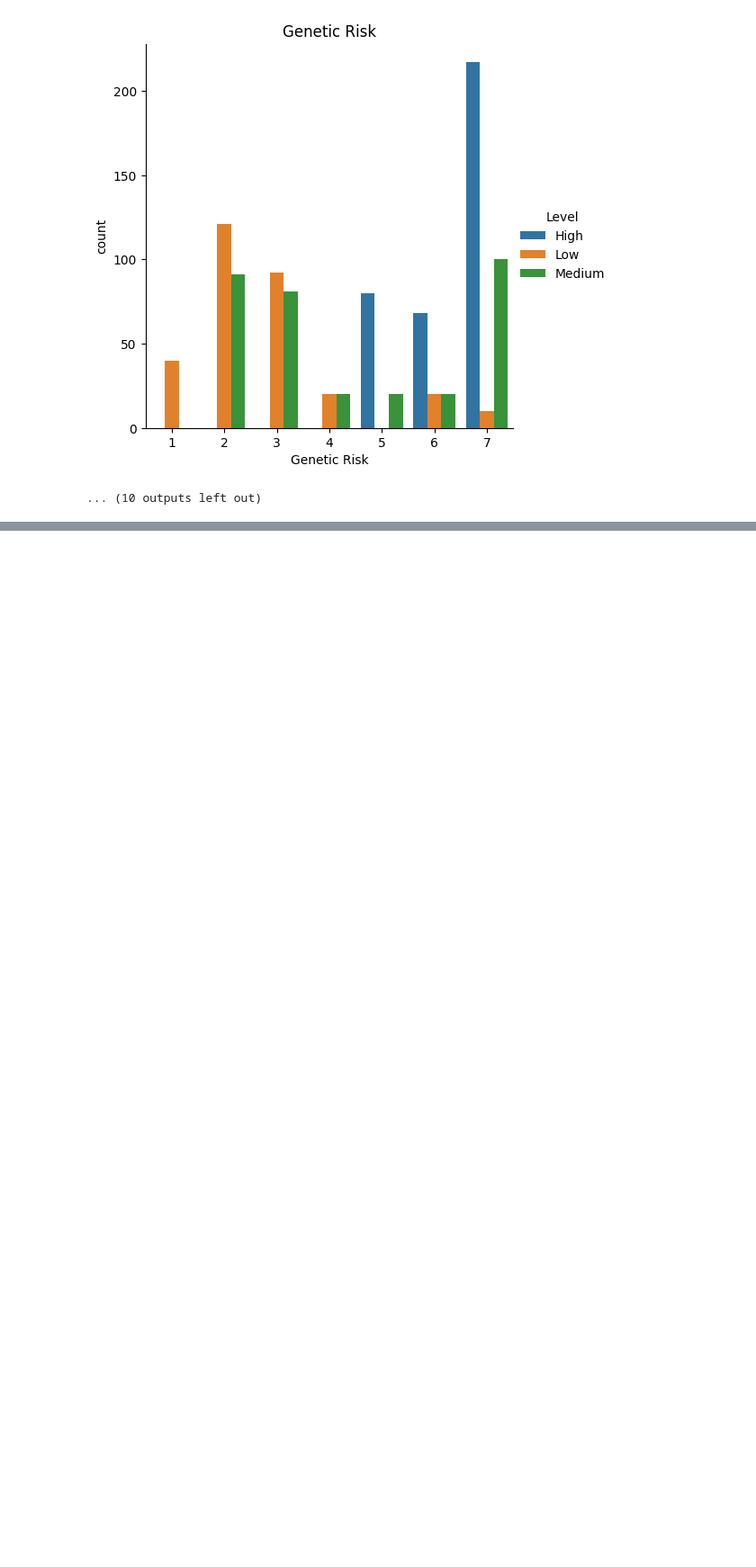
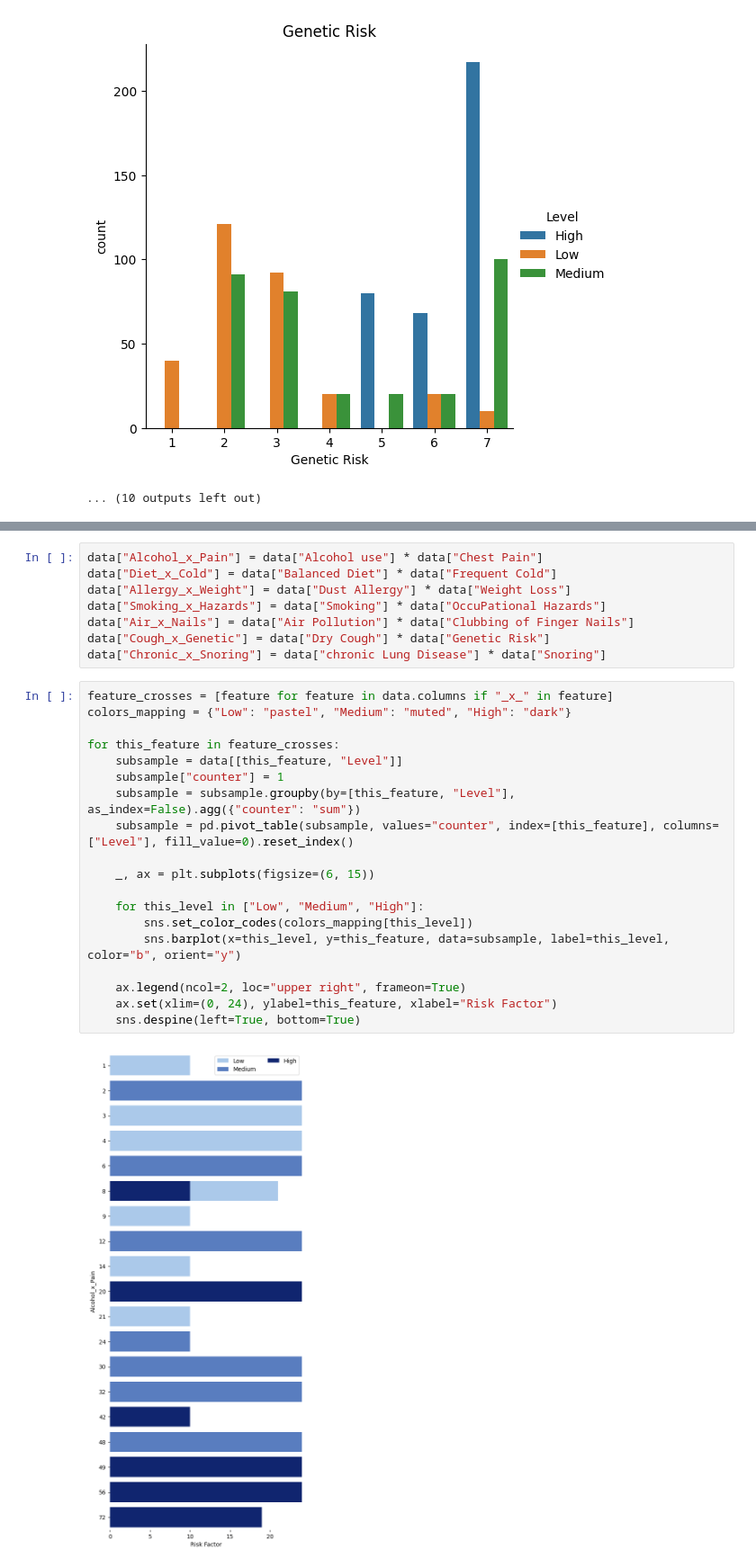
Before and after one commit to MAGomes95/MLOps_project, a Jupyter notebook: notebooks/EDA.ipynb, the cells around one changed output, grey strips where cells are left out. Shown at 90% size. Drawn from its saved outputs; the diff is of its cells as text; blank space fills up the shorter version.

```diff
--- a/notebooks/EDA.ipynb
+++ b/notebooks/EDA.ipynb
@@ -138,0 +116,29 @@ This finishes our minimal EDA.
+# %%
+data["Alcohol_x_Pain"] = data["Alcohol use"] * data["Chest Pain"]
+data["Diet_x_Cold"] = data["Balanced Diet"] * data["Frequent Cold"]
+data["Allergy_x_Weight"] = data["Dust Allergy"] * data["Weight Loss"]
+data["Smoking_x_Hazards"] = data["Smoking"] * data["OccuPational Hazards"]
+data["Air_x_Nails"] = data["Air Pollution"] * data["Clubbing of Finger Nails"]
+data["Cough_x_Genetic"] = data["Dry Cough"] * data["Genetic Risk"]
+data["Chronic_x_Snoring"] = data["chronic Lung Disease"] * data["Snoring"]
+# %%
+feature_crosses = [feature for feature in data.columns if "_x_" in feature]
+colors_mapping = {"Low": "pastel", "Medium": "muted", "High": "dark"}
+
+for this_feature in feature_crosses:
+    subsample = data[[this_feature, "Level"]]
+    subsample["counter"] = 1
+    subsample = subsample.groupby(by=[this_feature, "Level"], as_index=False).agg({"counter": "sum"})
+    subsample = pd.pivot_table(subsample, values="counter", index=[this_feature], columns=["Level"], fill_value=0).reset_index()
+
+    _, ax = plt.subplots(figsize=(6, 15))
+
+    for this_level in ["Low", "Medium", "High"]:
+        sns.set_color_codes(colors_mapping[this_level])
+        sns.barplot(x=this_level, y=this_feature, data=subsample, label=this_level, color="b", orient="y")
+
+    ax.legend(ncol=2, loc="upper right", frameon=True)
+    ax.set(xlim=(0, 24), ylabel=this_feature, xlabel="Risk Factor")
+    sns.despine(left=True, bottom=True)
+# %% [output]
+[figure, added]
```
Also changed, not shown: parts of 22 cells of this notebook.
